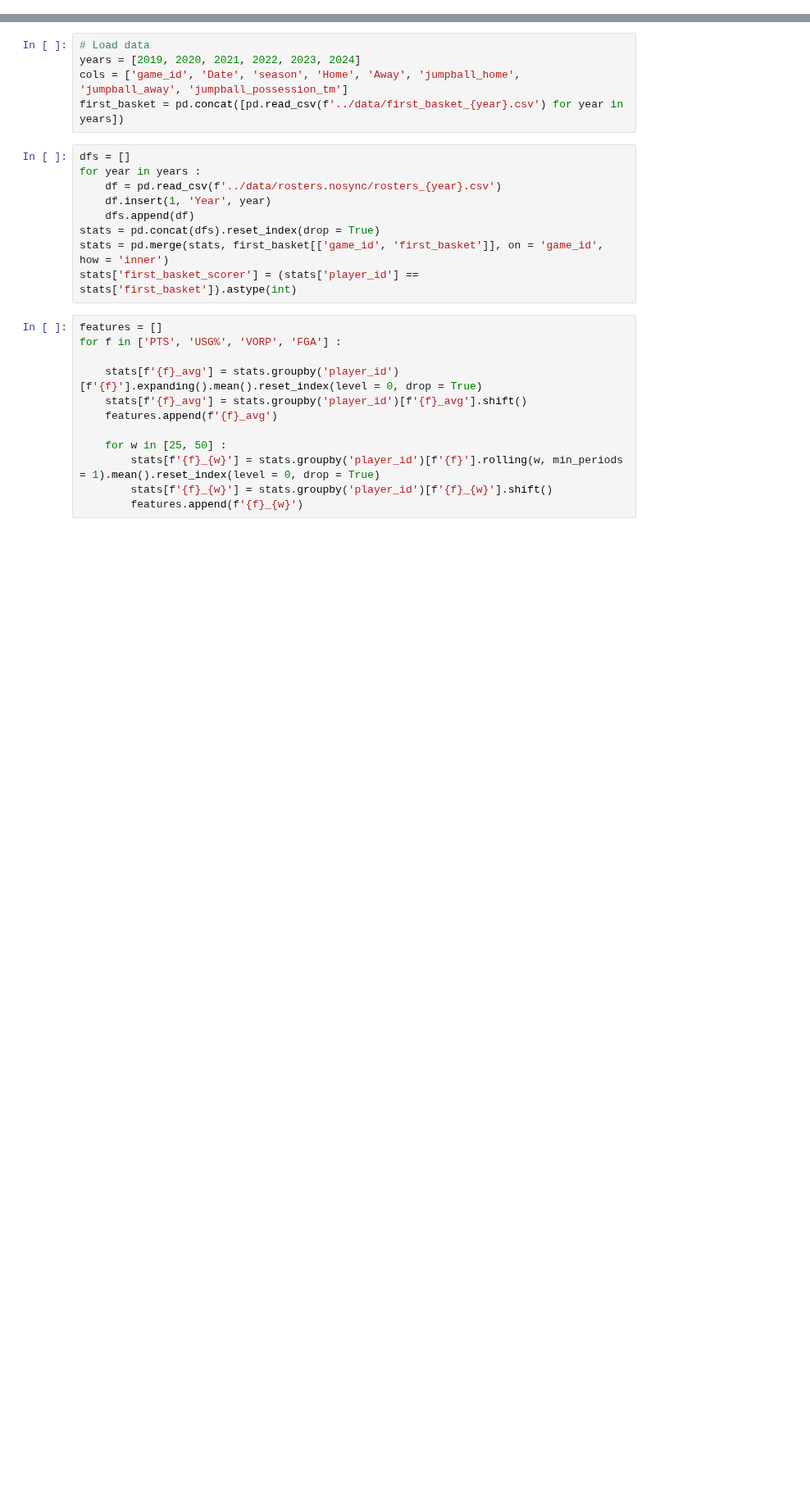
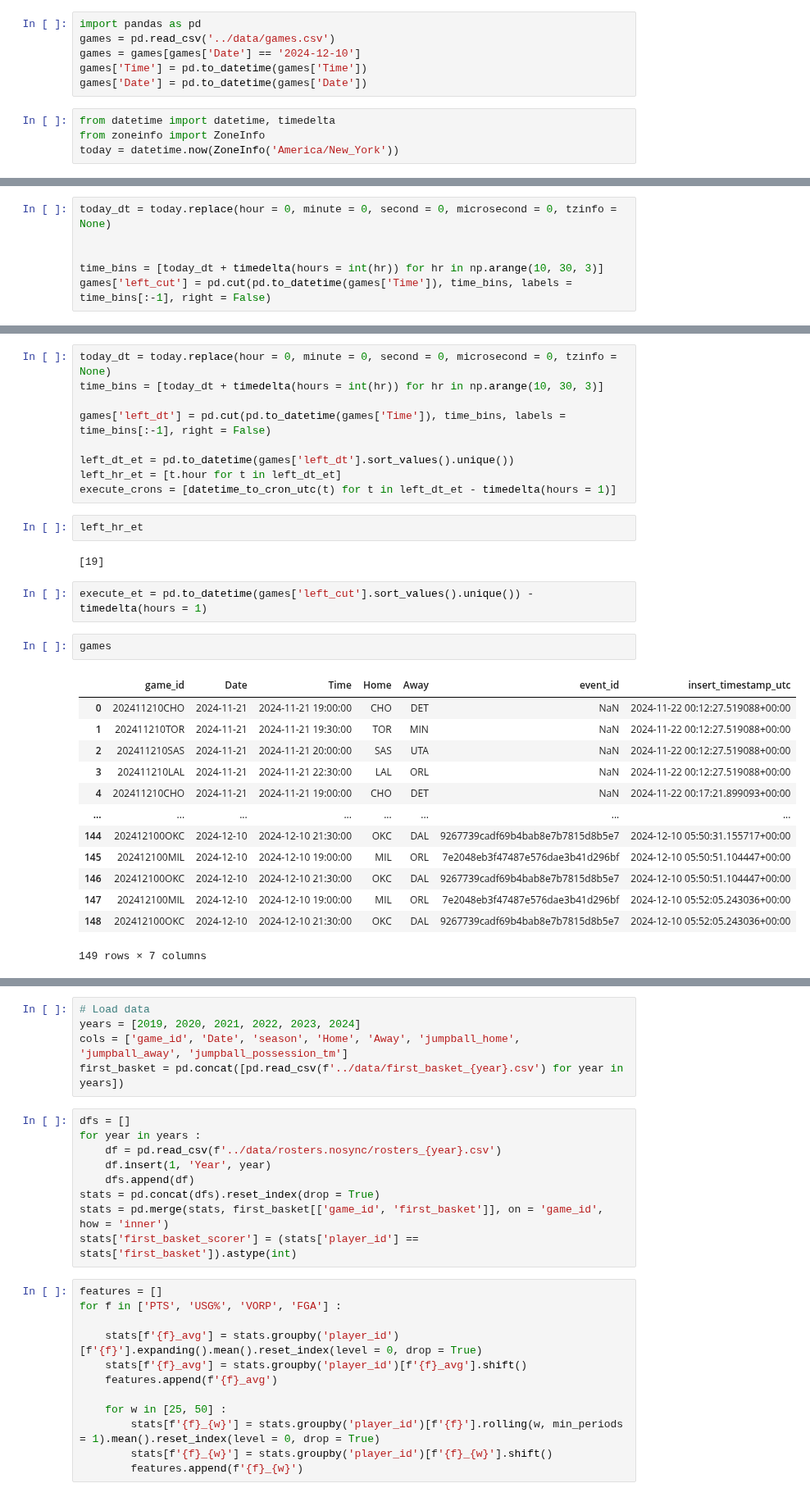
Before and after one commit to martinbog19/LeFirstBasket, a Jupyter notebook: ml/predict_first_basket.ipynb, the cells around one changed output, grey strips where cells are left out. Shown at 82% size. Drawn from its saved outputs; the diff is of its cells as text; blank space fills up the shorter version.

```diff
--- a/ml/predict_first_basket.ipynb
+++ b/ml/predict_first_basket.ipynb
@@ -11,2 +11,12 @@ from sklearn.ensemble import RandomForestClassifier
 
 from sklearn.metrics import log_loss
+# %%
+import pandas as pd
+games = pd.read_csv('../data/games.csv')
+games = games[games['Date'] == '2024-12-10']
+games['Time'] = pd.to_datetime(games['Time'])
+games['Date'] = pd.to_datetime(games['Date'])
+# %%
+from datetime import datetime, timedelta
+from zoneinfo import ZoneInfo
+today = datetime.now(ZoneInfo('America/New_York'))
@@ -12,0 +27,6 @@ from sklearn.metrics import log_loss
+# %%
+today_dt = today.replace(hour = 0, minute = 0, second = 0, microsecond = 0, tzinfo = None)
+
+
+time_bins = [today_dt + timedelta(hours = int(hr)) for hr in np.arange(10, 30, 3)]
+games['left_cut'] = pd.cut(pd.to_datetime(games['Time']), time_bins, labels = time_bins[:-1], right = False)
@@ -12,0 +49,31 @@ from sklearn.metrics import log_loss
+# %%
+today_dt = today.replace(hour = 0, minute = 0, second = 0, microsecond = 0, tzinfo = None)
+time_bins = [today_dt + timedelta(hours = int(hr)) for hr in np.arange(10, 30, 3)]
+
+games['left_dt'] = pd.cut(pd.to_datetime(games['Time']), time_bins, labels = time_bins[:-1], right = False)
+
+left_dt_et = pd.to_datetime(games['left_dt'].sort_values().unique())
+left_hr_et = [t.hour for t in left_dt_et]
+execute_crons = [datetime_to_cron_utc(t) for t in left_dt_et - timedelta(hours = 1)]
+# %%
+left_hr_et
+# %% [output]
+[19]
+# %%
+execute_et = pd.to_datetime(games['left_cut'].sort_values().unique()) - timedelta(hours = 1)
+# %%
+games
+# %% [output]
+|  | game_id | Date | Time | Home | Away | event_id | insert_timestamp_utc |
+| 0 | 202411210CHO | 2024-11-21 | 2024-11-21 19:00:00 | CHO | DET | NaN | 2024-11-22 00:12:27.519088+00:00 |
+| 1 | 202411210TOR | 2024-11-21 | 2024-11-21 19:30:00 | TOR | MIN | NaN | 2024-11-22 00:12:27.519088+00:00 |
+| 2 | 202411210SAS | 2024-11-21 | 2024-11-21 20:00:00 | SAS | UTA | NaN | 2024-11-22 00:12:27.519088+00:00 |
+| 3 | 202411210LAL | 2024-11-21 | 2024-11-21 22:30:00 | LAL | ORL | NaN | 2024-11-22 00:12:27.519088+00:00 |
+| 4 | 202411210CHO | 2024-11-21 | 2024-11-21 19:00:00 | CHO | DET | NaN | 2024-11-22 00:17:21.899093+00:00 |
+| ... | ... | ... | ... | ... | ... | ... | ... |
+| 144 | 202412100OKC | 2024-12-10 | 2024-12-10 21:30:00 | OKC | DAL | 9267739cadf69b4bab8e7b7815d8b5e7 | 2024-12-10 05:50:31.155717+00:00 |
+| 145 | 202412100MIL | 2024-12-10 | 2024-12-10 19:00:00 | MIL | ORL | 7e2048eb3f47487e576dae3b41d296bf | 2024-12-10 05:50:51.104447+00:00 |
+| 146 | 202412100OKC | 2024-12-10 | 2024-12-10 21:30:00 | OKC | DAL | 9267739cadf69b4bab8e7b7815d8b5e7 | 2024-12-10 05:50:51.104447+00:00 |
+| 147 | 202412100MIL | 2024-12-10 | 2024-12-10 19:00:00 | MIL | ORL | 7e2048eb3f47487e576dae3b41d296bf | 2024-12-10 05:52:05.243036+00:00 |
+| 148 | 202412100OKC | 2024-12-10 | 2024-12-10 21:30:00 | OKC | DAL | 9267739cadf69b4bab8e7b7815d8b5e7 | 2024-12-10 05:52:05.243036+00:00 |
+149 rows × 7 columns
```
Also changed, not shown: parts of 7 cells of this notebook.
